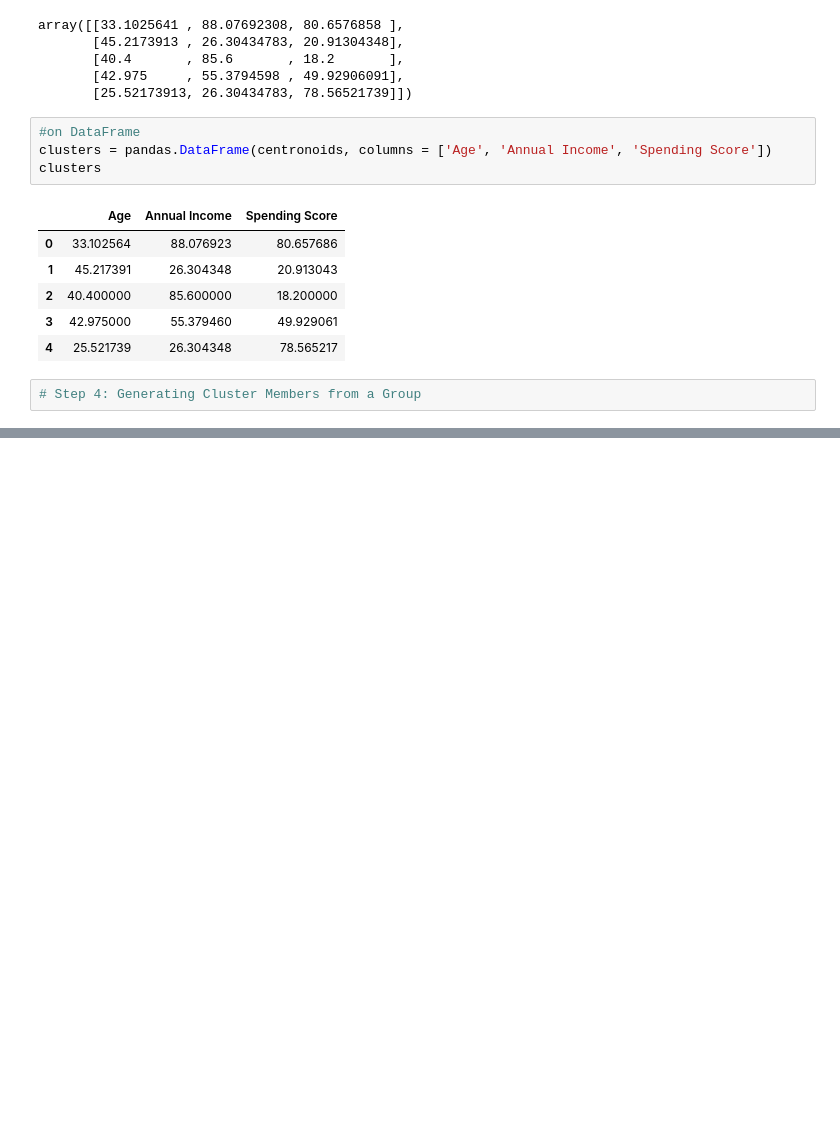
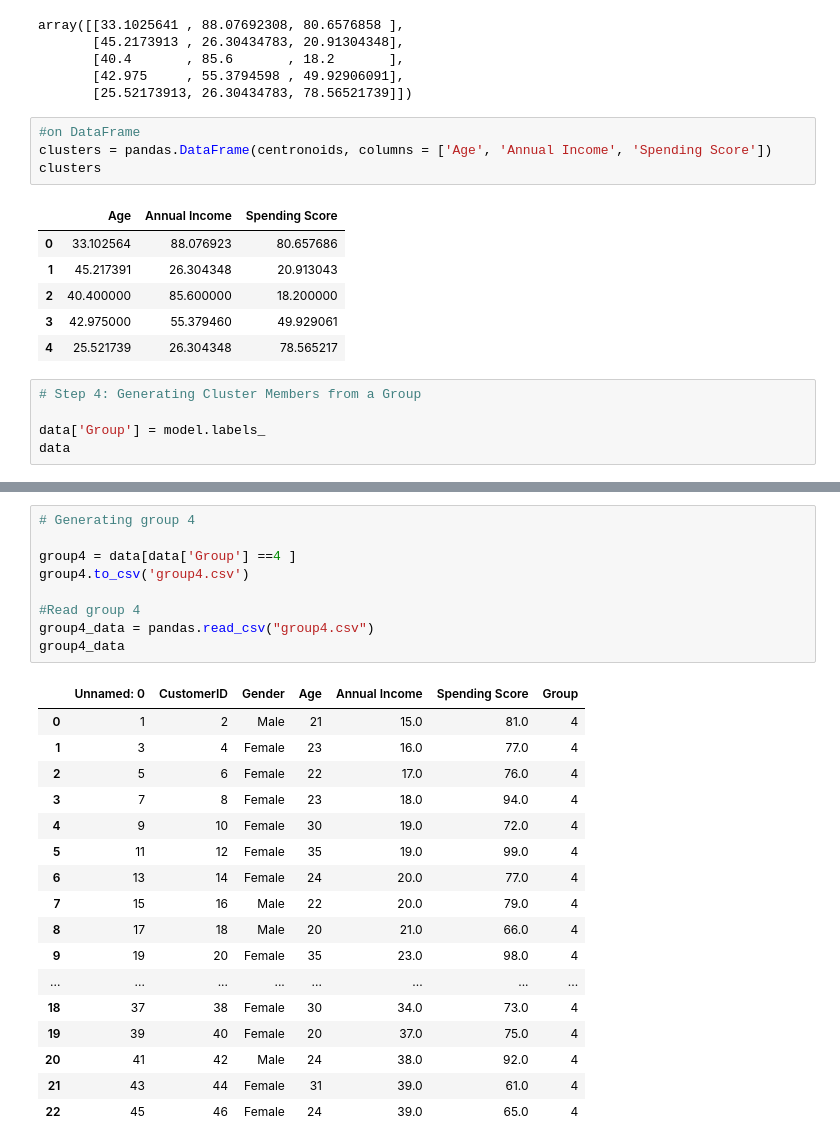
Before and after one commit to Iam-whizzy/DataScience, a Jupyter notebook: clusteringUnsupervised.ipynb, the cells around one changed output, grey strips where cells are left out. Drawn from its saved outputs; the diff is of its cells as text; blank space fills up the shorter version.

```diff
--- a/clusteringUnsupervised.ipynb
+++ b/clusteringUnsupervised.ipynb
@@ -98,3 +98,6 @@ clusters
 | 4 | 25.521739 | 26.304348 | 78.565217 |
 # %%
 # Step 4: Generating Cluster Members from a Group
+
+data['Group'] = model.labels_
+data
@@ -100,0 +129,27 @@ clusters
+# %%
+# Generating group 4
+
+group4 = data[data['Group'] ==4 ]
+group4.to_csv('group4.csv')
+
+#Read group 4
+group4_data = pandas.read_csv("group4.csv")
+group4_data
+# %% [output]
+|  | Unnamed: 0 | CustomerID | Gender | Age | Annual Income | Spending Score | Group |
+| 0 | 1 | 2 | Male | 21 | 15.0 | 81.0 | 4 |
+| 1 | 3 | 4 | Female | 23 | 16.0 | 77.0 | 4 |
+| 2 | 5 | 6 | Female | 22 | 17.0 | 76.0 | 4 |
+| 3 | 7 | 8 | Female | 23 | 18.0 | 94.0 | 4 |
+| 4 | 9 | 10 | Female | 30 | 19.0 | 72.0 | 4 |
+| 5 | 11 | 12 | Female | 35 | 19.0 | 99.0 | 4 |
+| 6 | 13 | 14 | Female | 24 | 20.0 | 77.0 | 4 |
+| 7 | 15 | 16 | Male | 22 | 20.0 | 79.0 | 4 |
+| 8 | 17 | 18 | Male | 20 | 21.0 | 66.0 | 4 |
+| 9 | 19 | 20 | Female | 35 | 23.0 | 98.0 | 4 |
+| ... | ... | ... | ... | ... | ... | ... | ... |
+| 18 | 37 | 38 | Female | 30 | 34.0 | 73.0 | 4 |
+| 19 | 39 | 40 | Female | 20 | 37.0 | 75.0 | 4 |
+| 20 | 41 | 42 | Male | 24 | 38.0 | 92.0 | 4 |
+| 21 | 43 | 44 | Female | 31 | 39.0 | 61.0 | 4 |
+| 22 | 45 | 46 | Female | 24 | 39.0 | 65.0 | 4 |
```
Also changed, not shown: parts of 2 cells of this notebook.
